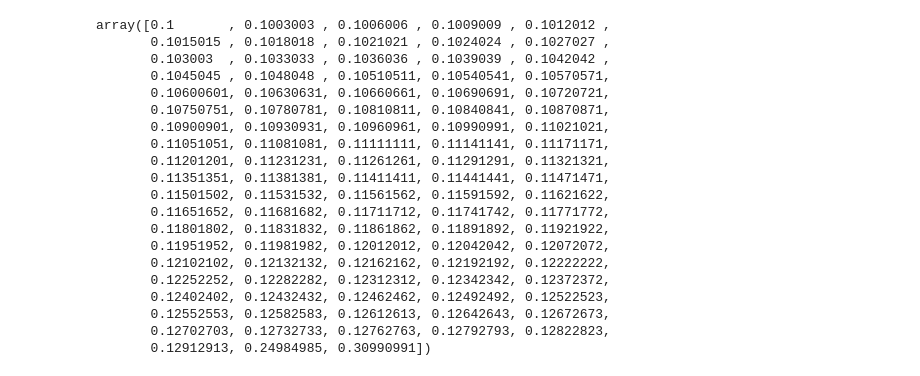
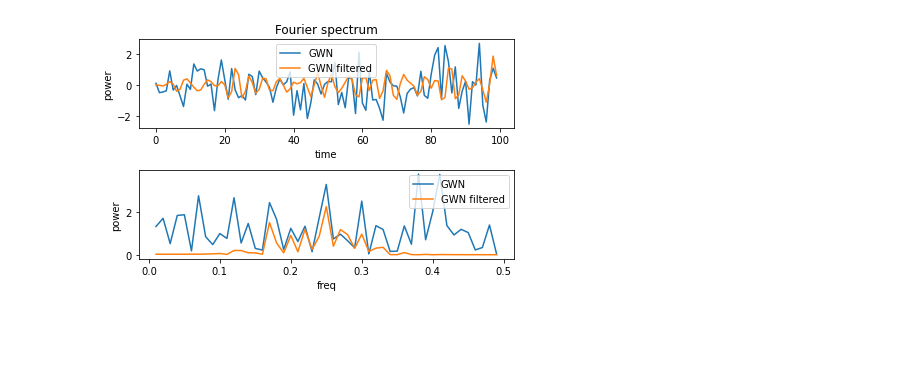
Before and after one commit to ssuidman/neurophysics, a Jupyter notebook: test_jupyter_notebook.ipynb, the cells around one changed output. Cells and saved outputs as stored; diff of their text form; code cells hidden in the pictures; blank space fills up the shorter version.

```diff
--- a/test_jupyter_notebook.ipynb
+++ b/test_jupyter_notebook.ipynb
@@ -87,23 +0,0 @@ bifurcations = o_array[np.where(np.diff(fp_length)!=0)]
-# %%
-bifurcations
-# %% [output]
-array([0.1       , 0.1003003 , 0.1006006 , 0.1009009 , 0.1012012 ,
-       0.1015015 , 0.1018018 , 0.1021021 , 0.1024024 , 0.1027027 ,
-       0.103003  , 0.1033033 , 0.1036036 , 0.1039039 , 0.1042042 ,
-       0.1045045 , 0.1048048 , 0.10510511, 0.10540541, 0.10570571,
-       0.10600601, 0.10630631, 0.10660661, 0.10690691, 0.10720721,
-       0.10750751, 0.10780781, 0.10810811, 0.10840841, 0.10870871,
-       0.10900901, 0.10930931, 0.10960961, 0.10990991, 0.11021021,
-       0.11051051, 0.11081081, 0.11111111, 0.11141141, 0.11171171,
-       0.11201201, 0.11231231, 0.11261261, 0.11291291, 0.11321321,
-       0.11351351, 0.11381381, 0.11411411, 0.11441441, 0.11471471,
-       0.11501502, 0.11531532, 0.11561562, 0.11591592, 0.11621622,
-       0.11651652, 0.11681682, 0.11711712, 0.11741742, 0.11771772,
-       0.11801802, 0.11831832, 0.11861862, 0.11891892, 0.11921922,
-       0.11951952, 0.11981982, 0.12012012, 0.12042042, 0.12072072,
-       0.12102102, 0.12132132, 0.12162162, 0.12192192, 0.12222222,
-       0.12252252, 0.12282282, 0.12312312, 0.12342342, 0.12372372,
-       0.12402402, 0.12432432, 0.12462462, 0.12492492, 0.12522523,
-       0.12552553, 0.12582583, 0.12612613, 0.12642643, 0.12672673,
-       0.12702703, 0.12732733, 0.12762763, 0.12792793, 0.12822823,
-       0.12912913, 0.24984985, 0.30990991])
@@ -109,0 +5,36 @@ array([0.1       , 0.1003003 , 0.1006006 , 0.1009009 , 0.1012012 ,
+# %%
+# for loop to calc GWN for all N's
+N = np.array([10**2, 10**3, 10**4, 10**5, 10**6])
+
+# First create normal GWN from a random signal x
+x = np.array([np.random.normal(0, 1, i) for i in N], dtype=object)
+x_fft = np.abs(np.array([np.fft.fft(x[i])/np.sqrt(N[i]) for i in range(5)], dtype=object))**2
+freq = np.array([np.fft.fftfreq(N[i]) for i in range(5)], dtype=object)
+freq = np.array([freq[i][np.where(freq[i]>0)] for i in range(5)],dtype=object)
+GWN = np.array([x_fft[i][np.where(freq[i]>0)] for i in range(5)],dtype=object)
+# Now ceate a filtered signal
+b,a = butter(3,[0.3,0.6],btype='bandpass') # values Wn for bandpass need to be 0>Wn>1
+x_filter = np.array([lfilter(b,a,x[i]) for i in range(5)],dtype=object)
+x_fft_filter = np.abs(np.array([np.fft.fft(x_filter[i])/np.sqrt(N[i]) for i in range(5)], dtype=object))**2
+GWN_filter = np.array([x_fft_filter[i][np.where(freq[i]>0)] for i in range(5)],dtype=object)
+
+kkk=0
+fig,ax = plt.subplots(nrows=2)
+
+ax[0].plot(x[kkk],label='GWN')
+ax[0].plot(x_filter[kkk],label='GWN filtered')
+ax[0].set_xlabel('time')
+ax[0].set_ylabel('power')
+ax[0].set_title('original signal')
+ax[0].legend()
+
+ax[1].plot(freq[kkk],GWN[kkk],label='GWN')
+ax[1].plot(freq[kkk],GWN_filter[kkk],label='GWN filtered')
+ax[1].set_xlabel('freq')
+ax[1].set_ylabel('power')
+ax[0].set_title('Fourier spectrum')
+ax[1].legend()
+
+fig.tight_layout()
+# %% [output]
+[figure, added]
```
Also changed, not shown: parts of 2 cells of this notebook, 4 other files.
